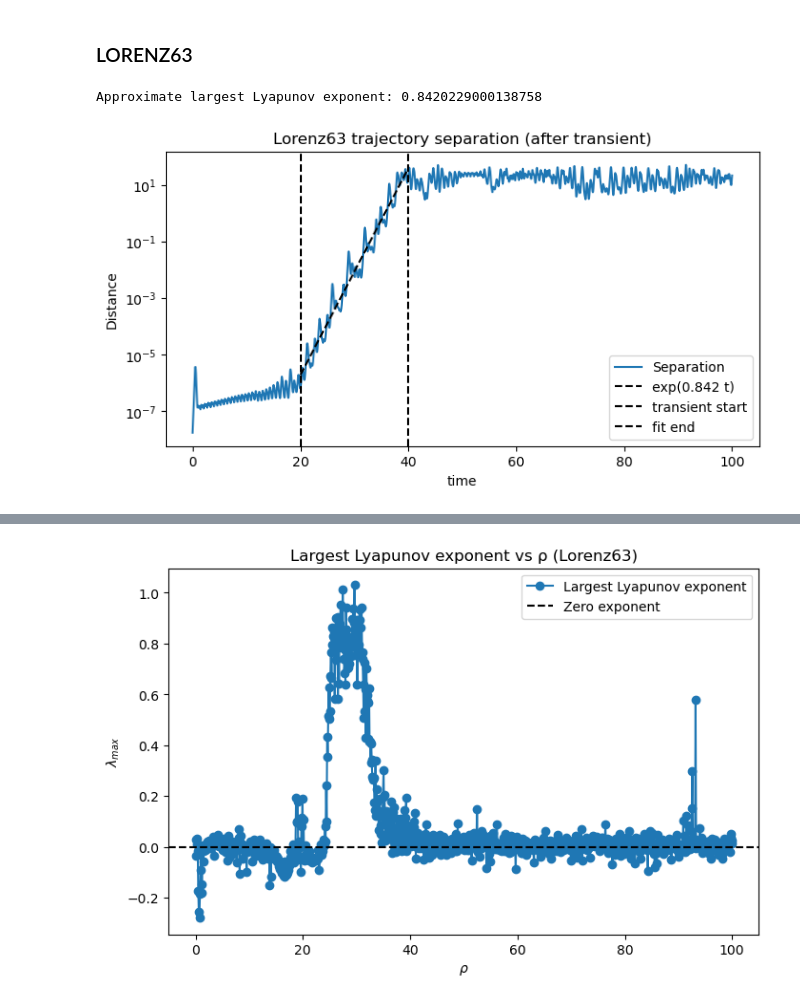
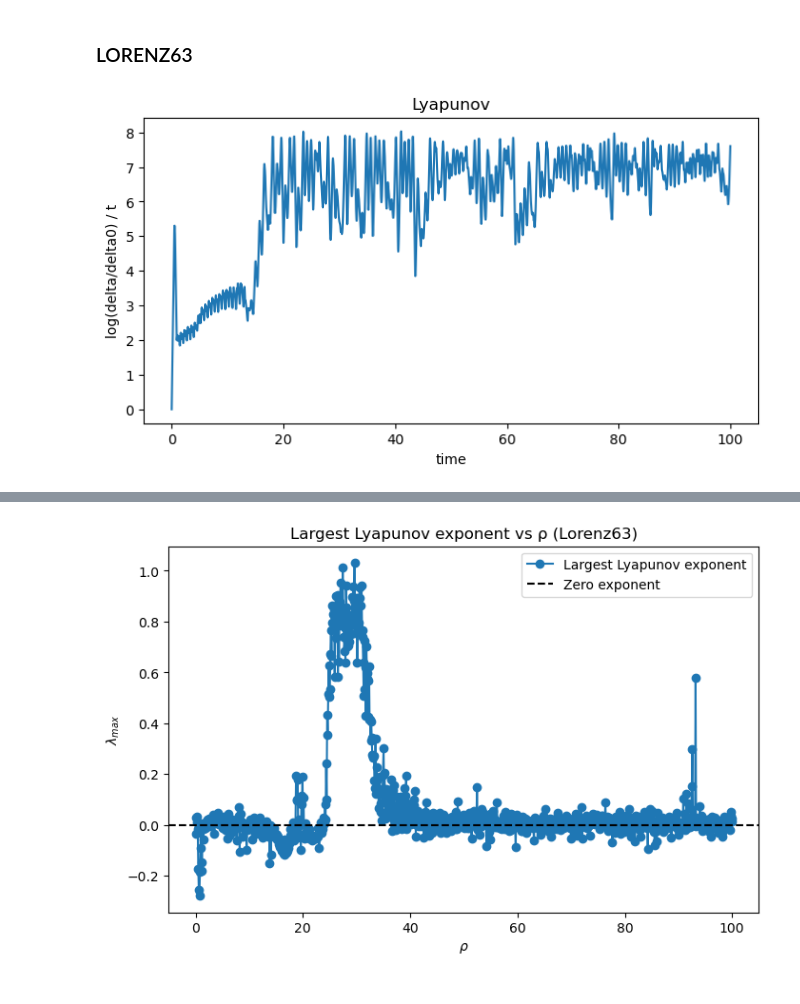
Before and after one commit to nxteventrying/chaos-ts-analysis, a Jupyter notebook: generation/lorenz.ipynb, the cells around one changed output, grey strips where cells are left out. Cells and saved outputs as stored; diff of their text form; code cells hidden in the pictures.

```diff
--- a/generation/lorenz.ipynb
+++ b/generation/lorenz.ipynb
@@ -46,67 +46,26 @@ import matplotlib.pyplot as plt
 import pandas as pd
 from scripts.data_generation.tsdg import DynamicalSystem
 # %%
+# Define model and params
 model_name = 'lorenz63'
-
 sigma = 10
 beta = 8/3
 rho = 28
 params = (sigma, beta, rho)
-
-
-binder = Binder("scripts.systems.lorenz63", "lorenz63", params)
+binder = Binder(f"scripts.systems.{model_name}", model_name, params)
 binder.import_module()      # will reload if module is already in memory
 model_fixed = binder.fixer()
 
-
+# Define time span
 t_span = (0, 100)
 t_eval = np.linspace(t_span[0], t_span[1], 10000)
+# Define initial conditions
 y0 = np.array([0.1, 0.1, 0.1])
+eps = 1e-2
+y0_perturbed = y0 + eps
 
+# Solve each system
 ds1 = DynamicalSystem(model_fixed, y0, t_eval, notebook = True)
 _ = ds1.solve()
-eps = 1e-8
-y0_perturbed = y0 + eps
 ds2 = DynamicalSystem(model_fixed, y0_perturbed, t_eval, notebook=True)
 _ = ds2.solve()
-
-
-
-# Compute full 3D separation
-delta = np.linalg.norm(ds1.solution.y - ds2.solution.y, axis=0)
-delta0 = delta[0]  # should be close to eps
-
-t = ds1.solution.t
-
-# Define transient cutoff and linear fitting window
-transient = 20   # skip first 15 time units
-fit_end = 40     # fit up to t=45
-
-# Select the fitting region after transient
-linear_idx = (t > transient) & (t < fit_end)
-t_linear = t[linear_idx]
-delta_linear = delta[linear_idx]
-
-# Fit a line to log(delta) to get slope = Lyapunov exponent
-slope, intercept = np.polyfit(t_linear, np.log(delta_linear), 1)
-lambda_max = slope
-print("Approximate largest Lyapunov exponent:", lambda_max)
-
-# Plot
-plt.figure(figsize=(8,4))
-plt.semilogy(t, delta, label='Separation')
-plt.semilogy(t_linear, np.exp(intercept + slope*t_linear), 'k--',
-             label=f'exp({lambda_max:.3f} t)')
-
-# Add vertical lines for transient and fit end
-plt.axvline(transient, color='k', linestyle='--', label='transient start')
-plt.axvline(fit_end, color='k', linestyle='--', label='fit end')
-
-plt.xlabel('time')
-plt.ylabel('Distance')
-plt.title('Lorenz63 trajectory separation (after transient)')
-plt.legend()
-plt.show()
-# %% [output]
-Approximate largest Lyapunov exponent: 0.8420229000138758
-[figure, removed]
@@ -112,0 +80,11 @@ Approximate largest Lyapunov exponent: 0.8420229000138758
+# %%
+running_lambda = np.log(delta / delta0)
+
+plt.figure(figsize=(8,4))
+plt.plot(t, running_lambda)
+plt.xlabel('time')
+plt.ylabel('log(delta/delta0) / t')
+plt.title('Lyapunov')
+plt.show()
+# %% [output]
+[figure, added]
```
Also changed, not shown: parts of 7 cells of this notebook.
